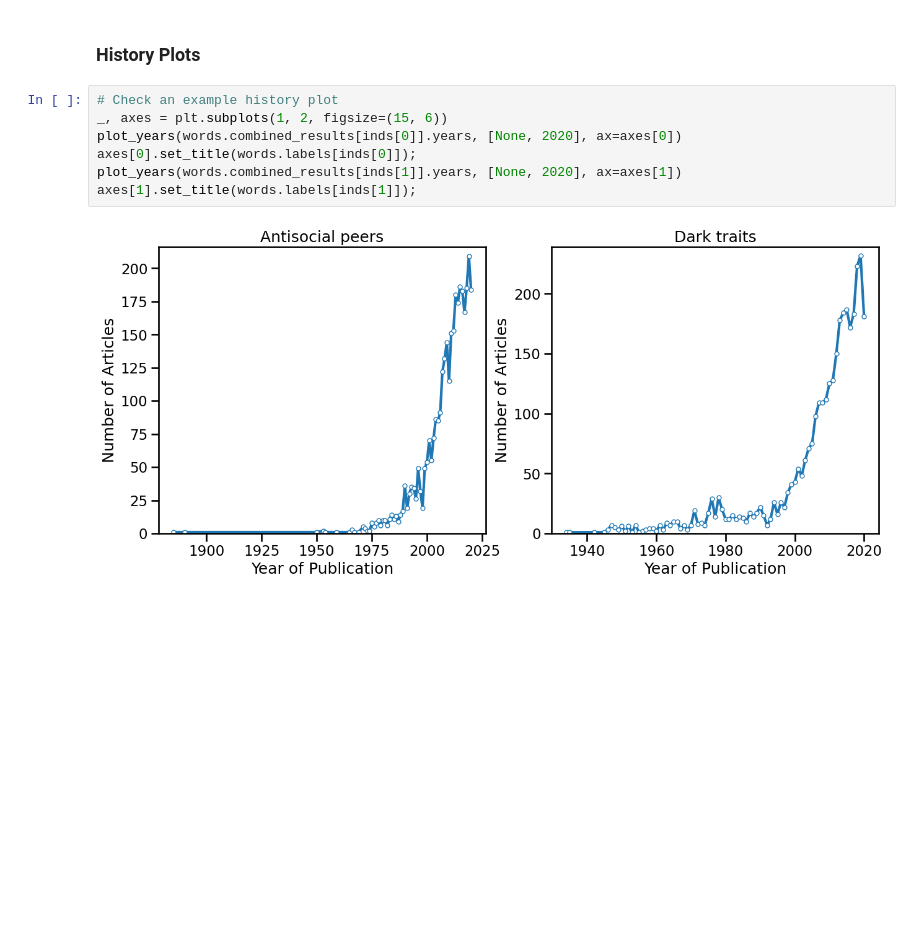
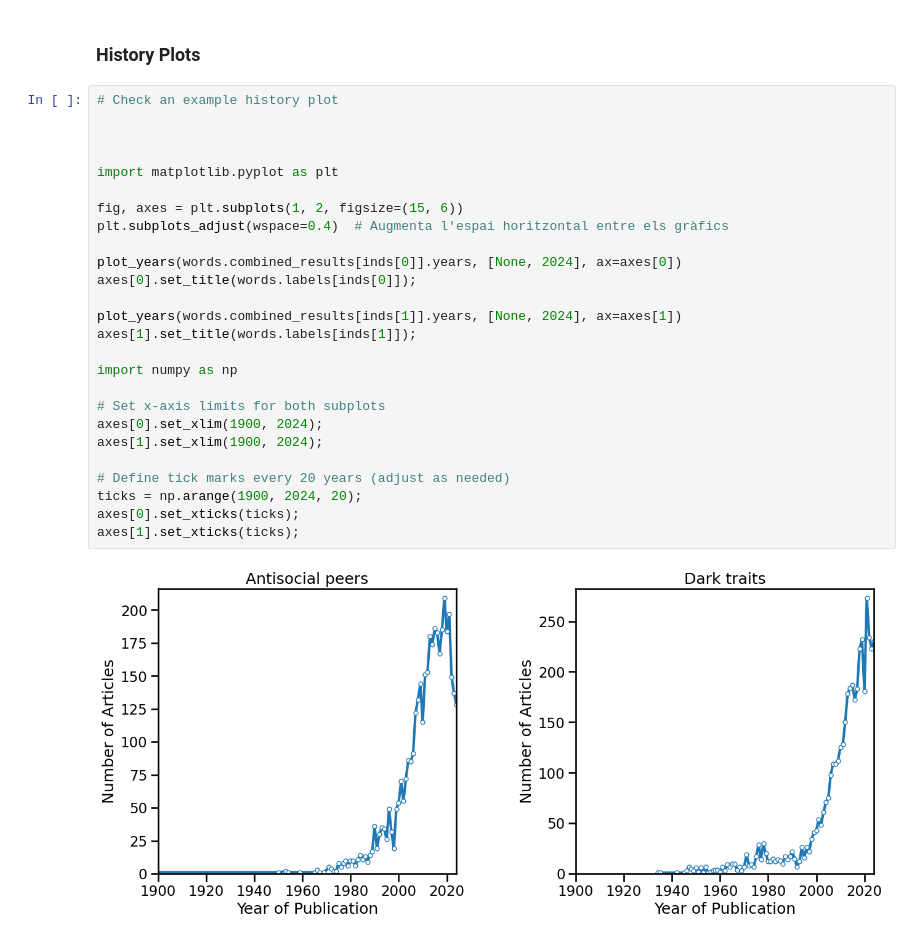
Before and after one commit to david-gallardo/ViolentRiskFactors, a Jupyter notebook: notebooks/02-WordsAnalyses.ipynb, the cells around one changed output. Cells and saved outputs as stored; diff of their text form; blank space fills up the shorter version.

```diff
--- a/notebooks/02-WordsAnalyses.ipynb
+++ b/notebooks/02-WordsAnalyses.ipynb
@@ -442,10 +442,29 @@ axes[1].set_title(words.labels[inds[1]]);
 ### History Plots
 # %%
 # Check an example history plot
-_, axes = plt.subplots(1, 2, figsize=(15, 6))
-plot_years(words.combined_results[inds[0]].years, [None, 2020], ax=axes[0])
+
+
+
+import matplotlib.pyplot as plt
+
+fig, axes = plt.subplots(1, 2, figsize=(15, 6))
+plt.subplots_adjust(wspace=0.4)  # Augmenta l'espai horitzontal entre els gràfics
+
+plot_years(words.combined_results[inds[0]].years, [None, 2024], ax=axes[0])
 axes[0].set_title(words.labels[inds[0]]);
-plot_years(words.combined_results[inds[1]].years, [None, 2020], ax=axes[1])
+
+plot_years(words.combined_results[inds[1]].years, [None, 2024], ax=axes[1])
 axes[1].set_title(words.labels[inds[1]]);
+
+import numpy as np
+
+# Set x-axis limits for both subplots
+axes[0].set_xlim(1900, 2024);
+axes[1].set_xlim(1900, 2024);
+
+# Define tick marks every 20 years (adjust as needed)
+ticks = np.arange(1900, 2024, 20);
+axes[0].set_xticks(ticks);
+axes[1].set_xticks(ticks);
 # %% [output]
-[figure, old version]
+[figure, new version]
```
Also changed, not shown: parts of 3 cells of this notebook, 2 other files.
